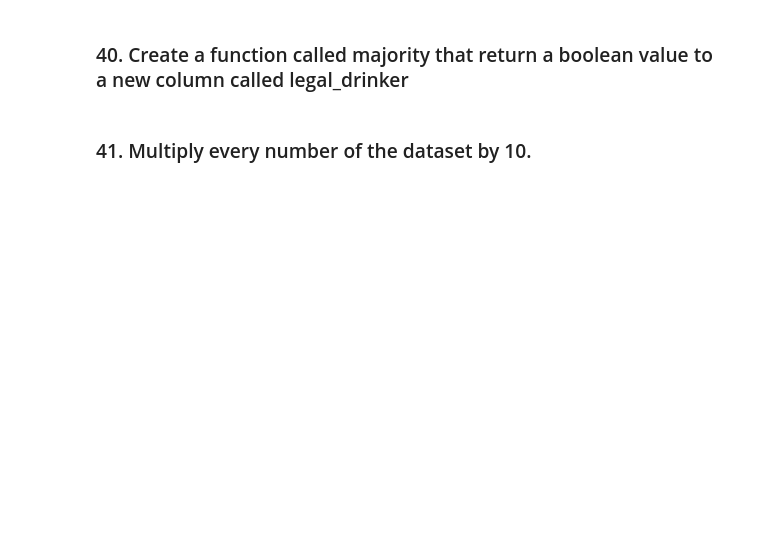
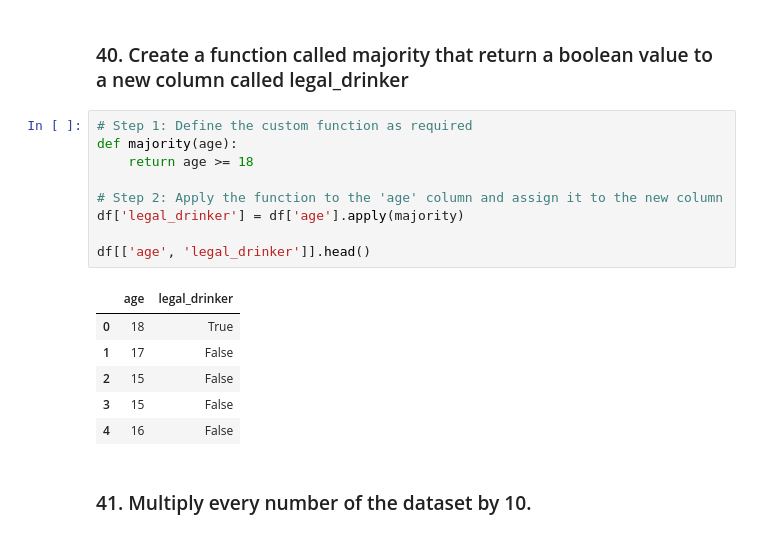
Before and after one commit to Flute22/Python, a Jupyter notebook: Practice/Basic Data Manipulation - Visualization Exercise/Basic_Data_Manipulation_Visualization_Exercise.ipynb, the cells around one changed output. Cells and saved outputs as stored; diff of their text form; blank space fills up the shorter version.

```diff
--- a/Practice/Basic Data Manipulation - Visualization Exercise/Basic_Data_Manipulation_Visualization_Exercise.ipynb
+++ b/Practice/Basic Data Manipulation - Visualization Exercise/Basic_Data_Manipulation_Visualization_Exercise.ipynb
@@ -743,4 +827,20 @@ clean_pct_table_of_occ
 # %% [markdown]
 ### 40. Create a function called majority that return a boolean value to a new column called legal_drinker
+# %%
+# Step 1: Define the custom function as required
+def majority(age):
+    return age >= 18
+
+# Step 2: Apply the function to the 'age' column and assign it to the new column
+df['legal_drinker'] = df['age'].apply(majority)
+
+df[['age', 'legal_drinker']].head()
+# %% [output]
+|  | age | legal_drinker |
+| 0 | 18 | True |
+| 1 | 17 | False |
+| 2 | 15 | False |
+| 3 | 15 | False |
+| 4 | 16 | False |
 # %% [markdown]
 ### 41. Multiply every number of the dataset by 10.
```
Also changed, not shown: parts of 8 cells of this notebook.
